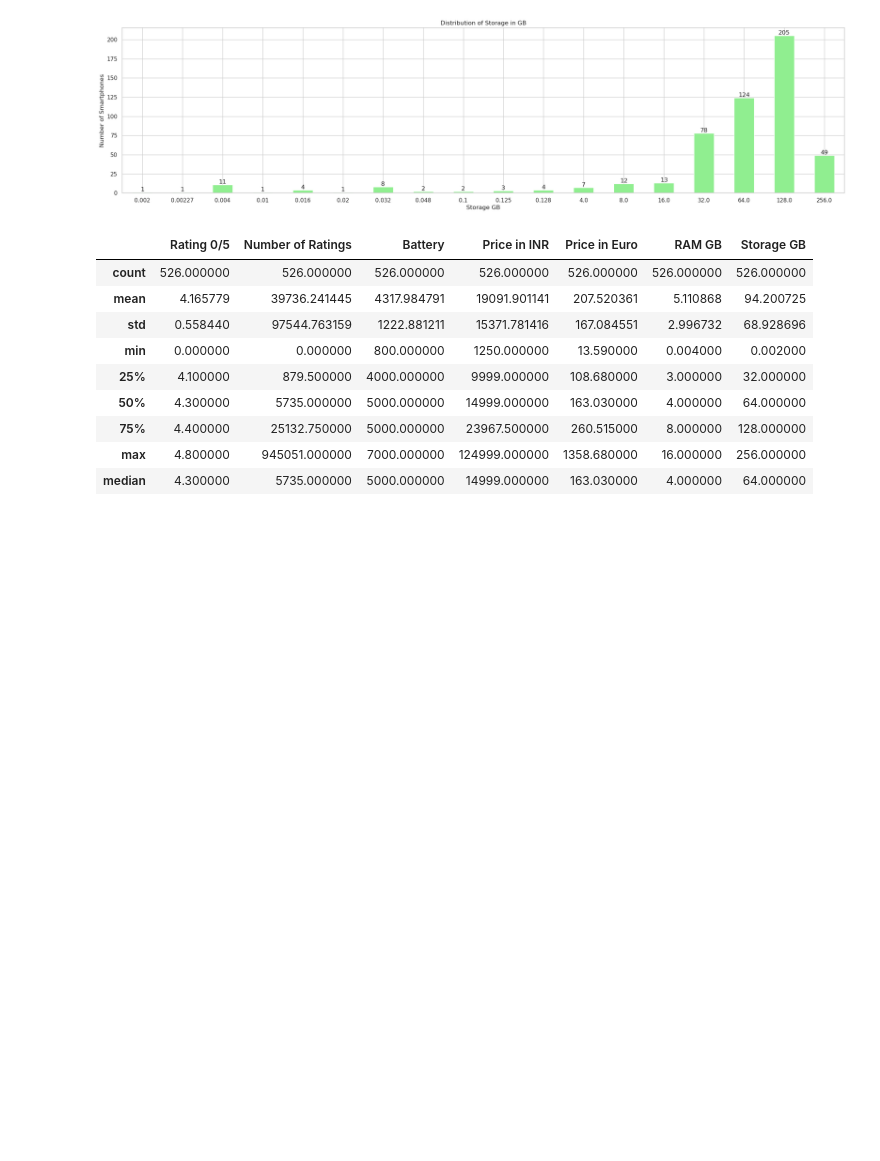
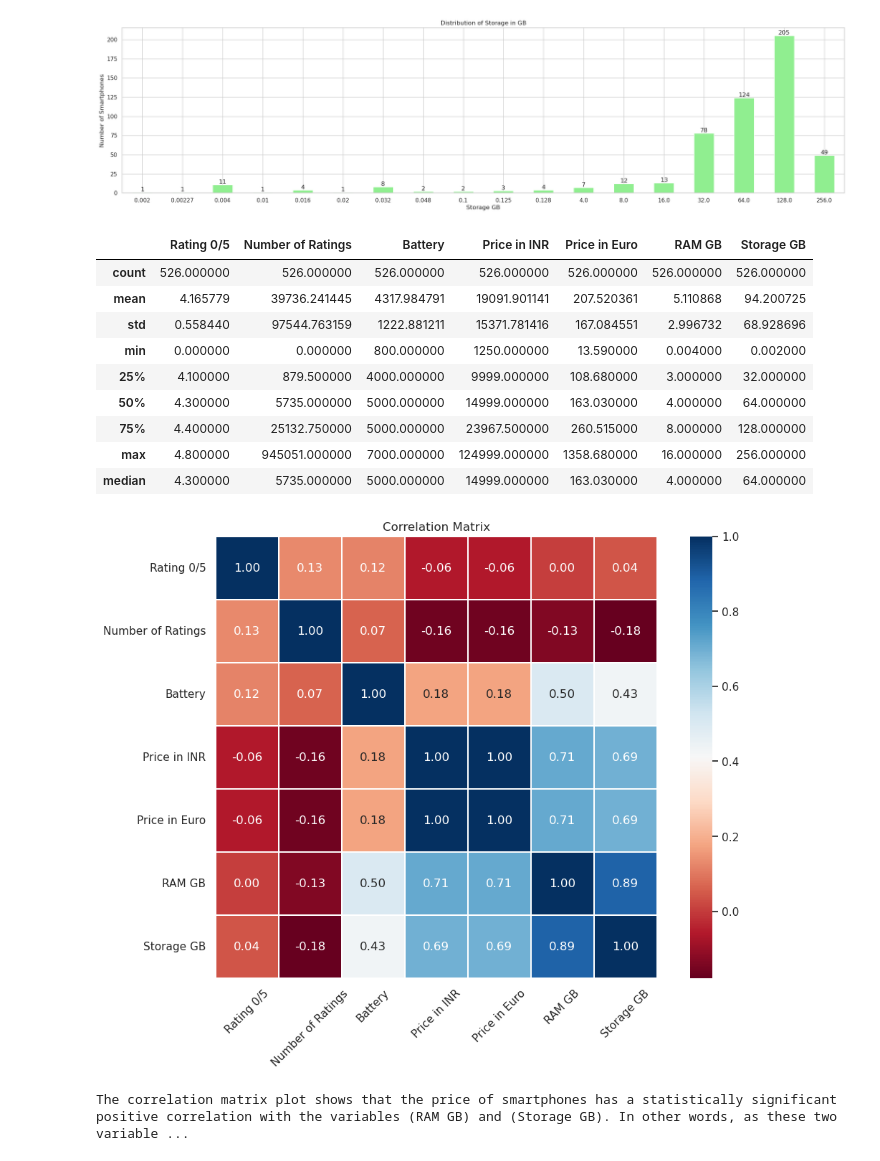
Before and after one commit to CortonesiDavide/PORTFOLIO, a Jupyter notebook: data-cleaning-mobile-phone.ipynb, the cells around one changed output. Cells and saved outputs as stored; diff of their text form; code cells hidden in the pictures; blank space fills up the shorter version.

Commit message:
Kaggle Notebook | Data Cleaning, Extraction and Visualization

```diff
--- a/data-cleaning-mobile-phone.ipynb
+++ b/data-cleaning-mobile-phone.ipynb
@@ -351,3 +351,16 @@ statistics
 | 75% | 4.400000 | 25132.750000 | 5000.000000 | 23967.500000 | 260.515000 | 8.000000 | 128.000000 |
 | max | 4.800000 | 945051.000000 | 7000.000000 | 124999.000000 | 1358.680000 | 16.000000 | 256.000000 |
 | median | 4.300000 | 5735.000000 | 5000.000000 | 14999.000000 | 163.030000 | 4.000000 | 64.000000 |
+# %%
+# PLOT A CORRELATION MATRIX
+corrmat = df.corr(numeric_only=True)
+plt.figure(figsize=(12, 8))
+sns.heatmap(corrmat, linewidths=0.1, annot=True, cmap="RdBu", fmt=".2f", square=True, cbar=True)
+plt.title('Correlation Matrix')
+plt.xticks(rotation=45)
+plt.yticks(rotation=0)
+plt.show()
+print("The correlation matrix plot shows that the price of smartphones has a statistically significant positive correlation with the variables (RAM GB) and (Storage GB). In other words, as these two variables increase, the price of smartphones also increases.")
+# %% [output]
+[figure, added]
+The correlation matrix plot shows that the price of smartphones has a statistically significant positive correlation with the variables (RAM GB) and (Storage GB). In other words, as these two variable ...
```
Also changed, not shown: parts of 1 cell of this notebook.
